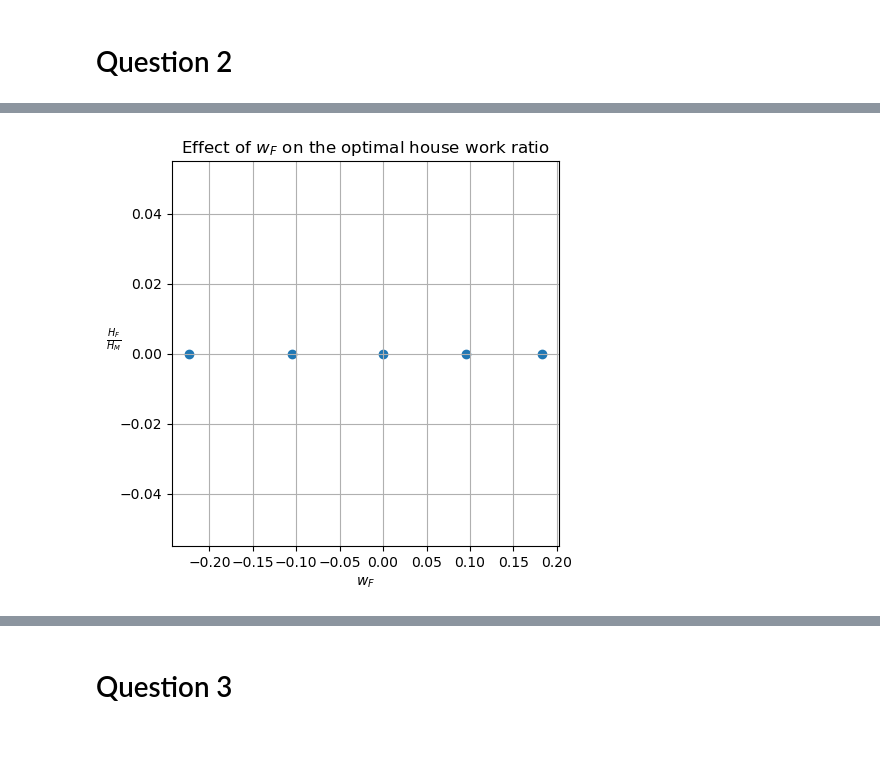
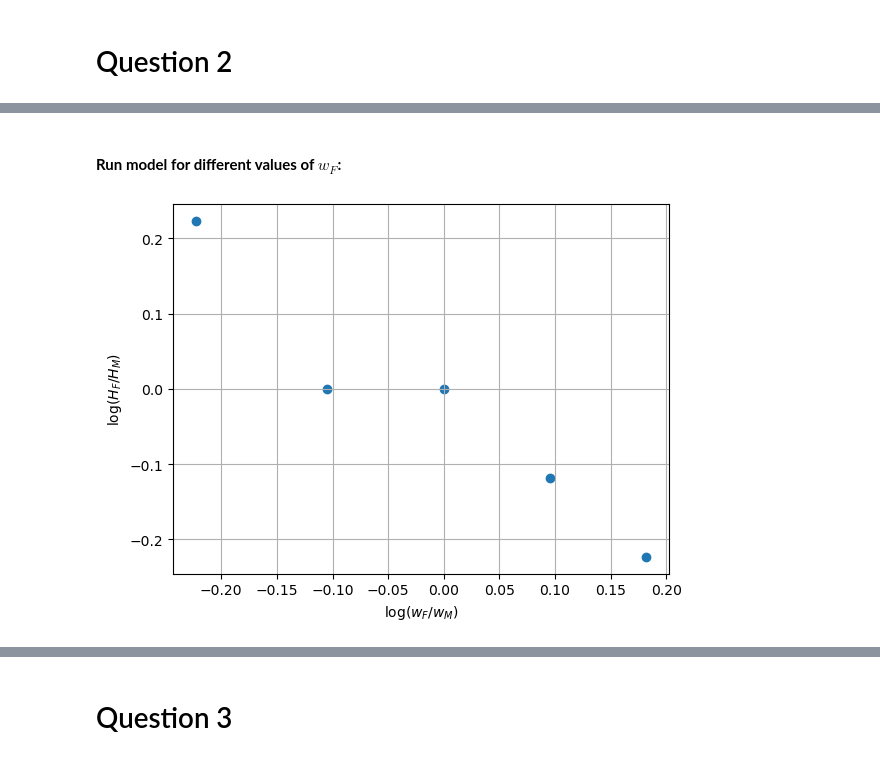
Before and after one commit to NumEconCopenhagen/projects-2023-andreas, a Jupyter notebook: inauguralproject/inauguralproject.ipynb, the cells around one changed output, grey strips where cells are left out. Saved outputs shown, nothing was run; the diff lists cells and outputs as text; code cells hidden in the pictures.

```diff
--- a/inauguralproject/inauguralproject.ipynb
+++ b/inauguralproject/inauguralproject.ipynb
@@ -240,22 +94,13 @@ HF = 4.5000
-# %%
-# plot the results
-fig, ax1 = plt.subplots(1, 1, figsize=(5, 5))
-
-# log
-log_wages = [np.log(x/par.wM) for x in wages]
-log_frac = [np.log(x) for x in frac_wages]
-
-ax1.scatter(log_wages, log_frac)
-
-# include a grid
-ax1.grid(True)
-
-# set the labels and title
-ax1.set_xlabel(r'$w_F$')
-ax1.set_ylabel(r'$\frac{H_F}{H_M}$', rotation=0)
-ax1.set_title(r'Effect of $w_F$ on the optimal house work ratio')
-
-# show the plot
-plt.show()
-# %% [output]
-[figure, removed]
+# %% [markdown]
+#### **Run model for different values of $w_F$:**
+# %%
+# reset to baseline parameters
+model.__init__()
+
+# solve the model for different wages
+model.solve_multi_par('wF',wages,discrete=True)
+
+# plot the solutions for different wages
+model.plot_multi_par(log_wages,y_function=lambda y: np.log(y),x_lab=r'$\log(w_F/w_M)$',y_lab=r'$\log(H_F/H_M)$')
+# %% [output]
+[figure, added]
```
Also changed, not shown: parts of 30 cells of this notebook, 1 other file.
